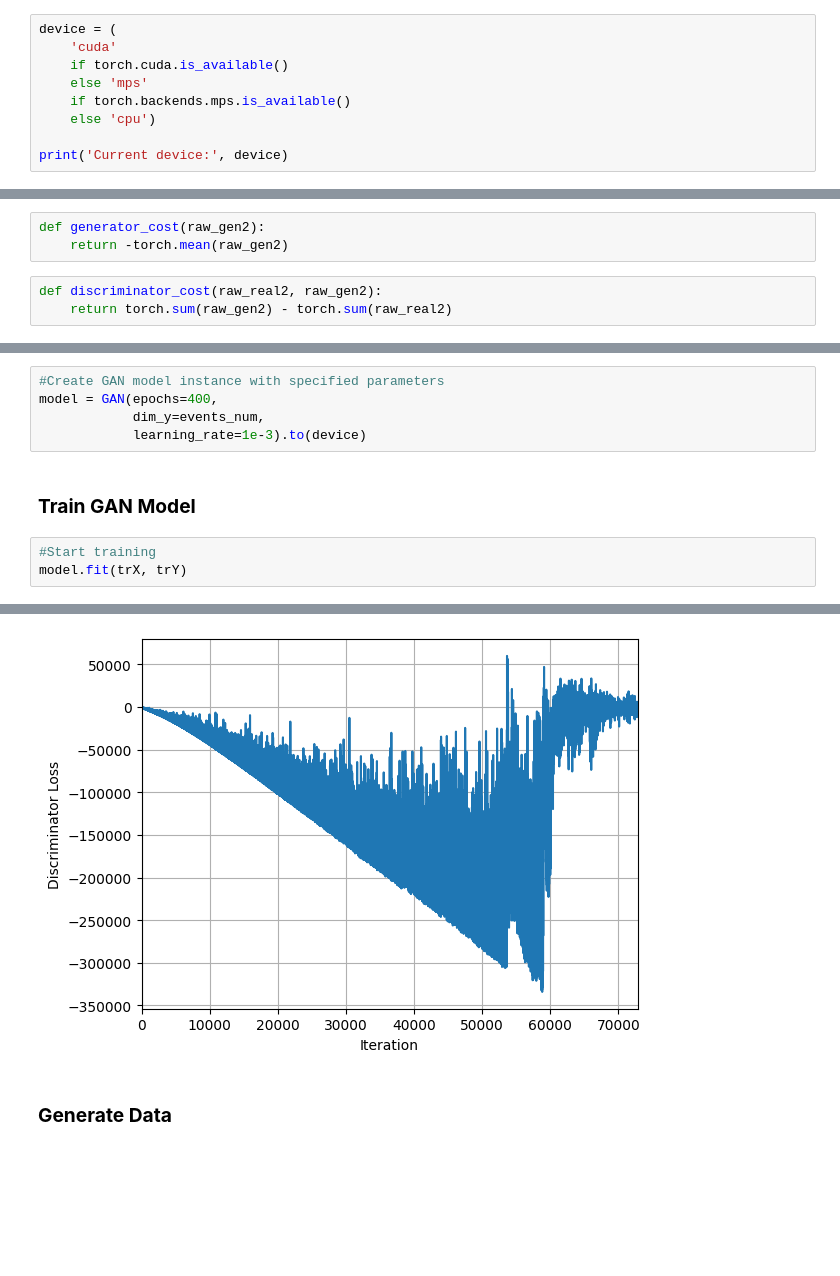
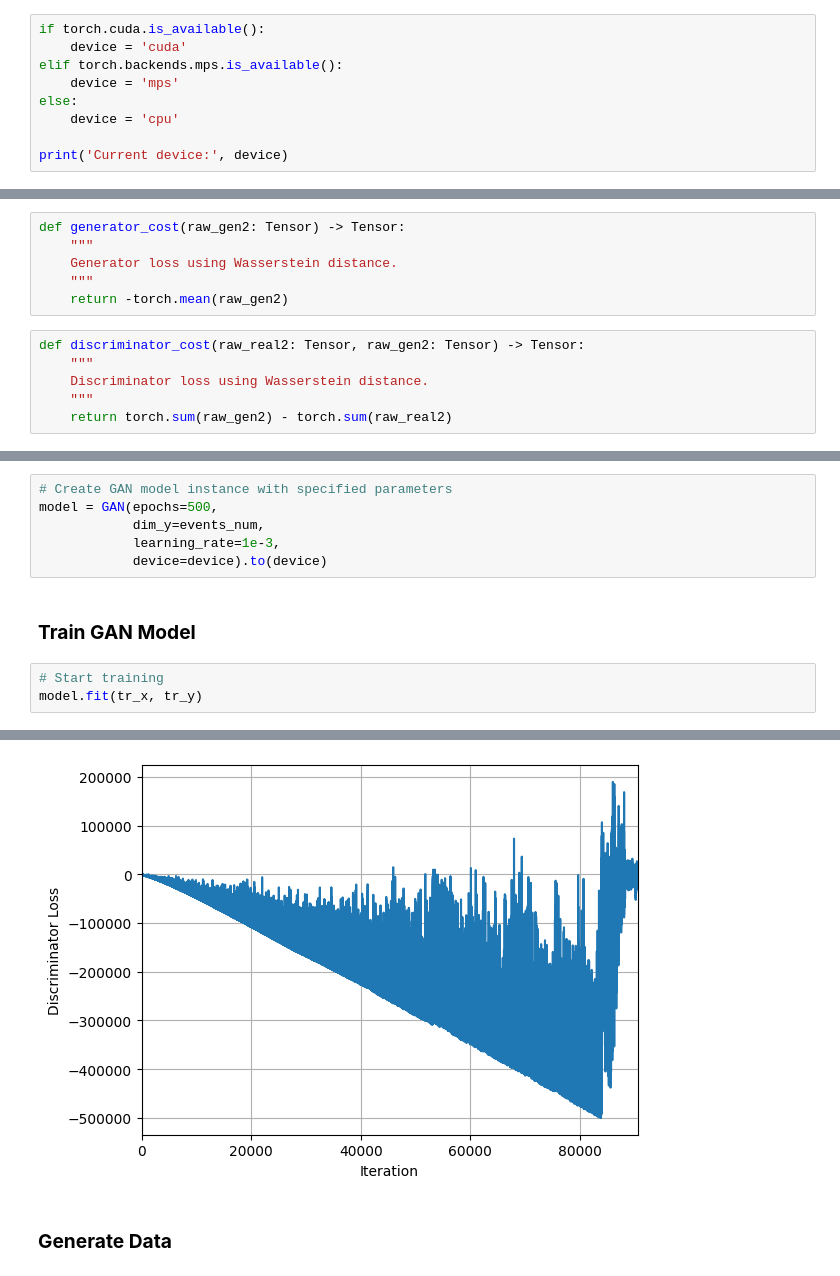
Before and after one commit to haufjan/Renewables_Scenario_Gen_GAN-PyTorch, a Jupyter notebook: renewables_scenario_gen_gan_solar.ipynb, the cells around one changed output, grey strips where cells are left out. Saved outputs shown, nothing was run; the diff lists cells and outputs as text; blank space fills up the shorter version.

```diff
--- a/renewables_scenario_gen_gan_solar.ipynb
+++ b/renewables_scenario_gen_gan_solar.ipynb
@@ -98,12 +98,12 @@ ax.grid(True)
 # %% [markdown]
 ### **Device**
 # %%
-device = (
-    'cuda'
-    if torch.cuda.is_available()
-    else 'mps'
-    if torch.backends.mps.is_available()
-    else 'cpu')
+if torch.cuda.is_available():
+    device = 'cuda'
+elif torch.backends.mps.is_available():
+    device = 'mps'
+else:
+    device = 'cpu'
 
 print('Current device:', device)
 # %% [output]
@@ -191,10 +234,16 @@ class Discriminator(nn.Module):
 # %% [markdown]
 ### **Loss Functions**
 # %%
-def generator_cost(raw_gen2):
+def generator_cost(raw_gen2: Tensor) -> Tensor:
+    """
+    Generator loss using Wasserstein distance.
+    """
     return -torch.mean(raw_gen2)
 # %%
-def discriminator_cost(raw_real2, raw_gen2):
+def discriminator_cost(raw_real2: Tensor, raw_gen2: Tensor) -> Tensor:
+    """
+    Discriminator loss using Wasserstein distance.
+    """
     return torch.sum(raw_gen2) - torch.sum(raw_real2)
 # %% [markdown]
 ### **GAN**
@@ -416,13 +425,14 @@ class GAN(nn.Module):
 # %% [markdown]
 ### **Instantiate GAN Model**
 # %%
-#Create GAN model instance with specified parameters
-model = GAN(epochs=400,
+# Create GAN model instance with specified parameters
+model = GAN(epochs=500,
             dim_y=events_num,
-            learning_rate=1e-3).to(device)
+            learning_rate=1e-3,
+            device=device).to(device)
 # %% [markdown]
 ### **Train GAN Model**
 # %%
-#Start training
-model.fit(trX, trY)
+# Start training
+model.fit(tr_x, tr_y)
 # %% [output]
@@ -447,4 +457,4 @@ Elapsed Training Time: 00h 10min 17s
-[figure, old version]
+[figure, new version]
 # %% [markdown]
 ### **Generate Data**
 # %%
```
Also changed, not shown: parts of 14 cells of this notebook, 7 other files.
